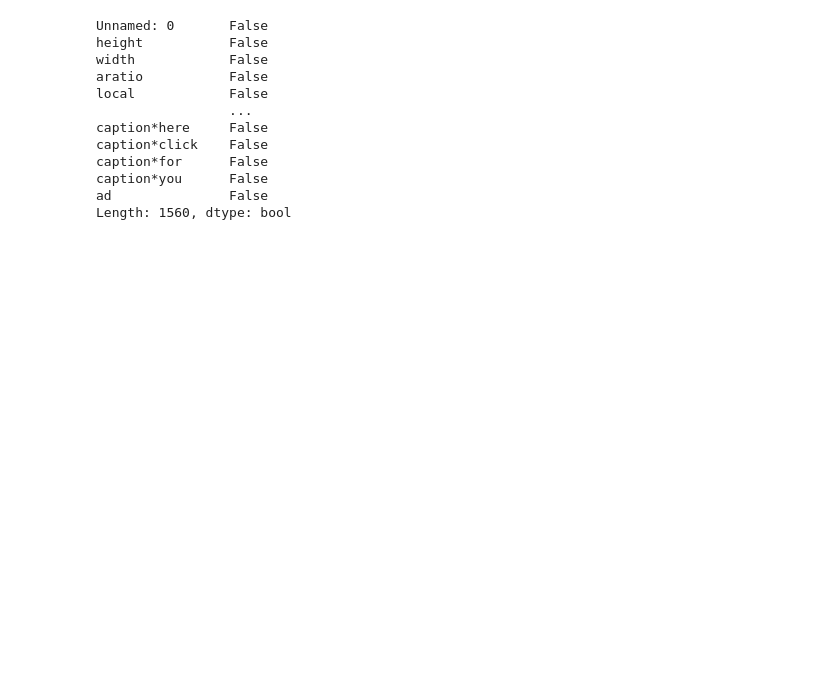
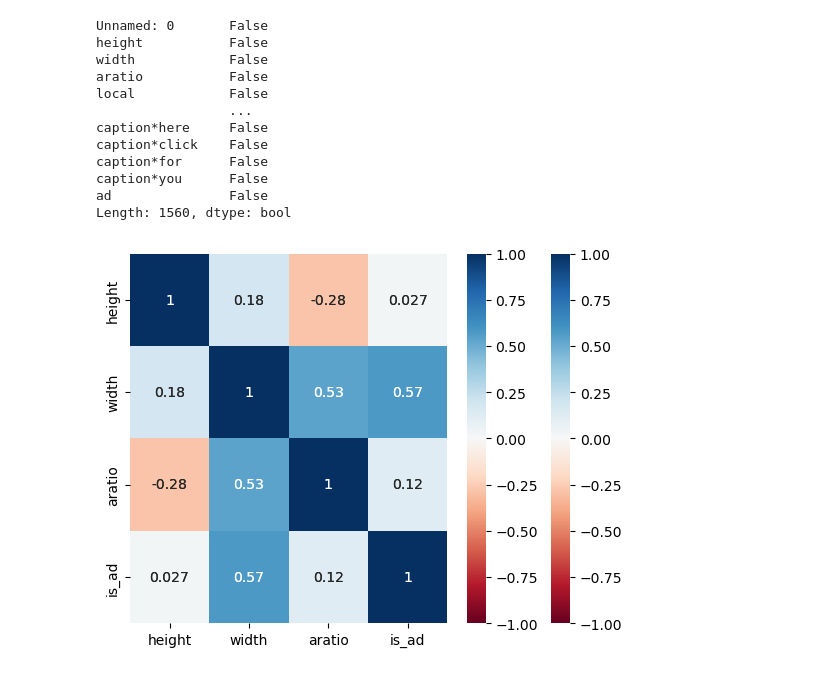
Before and after one commit to SydneyMW/171Project, a Jupyter notebook: data_exploration.ipynb, the cells around one changed output. Saved outputs shown, nothing was run; the diff lists cells and outputs as text; code cells hidden in the pictures; blank space fills up the shorter version.

Commit message:
Add files via upload
- Created function to tidy up dataset dataframe, removing invalid entries
- Generated a heatmap to observe correlations between ads and their heights, widths, etc

```diff
--- a/data_exploration.ipynb
+++ b/data_exploration.ipynb
@@ -5,5 +6,6 @@ import seaborn as sns
 # %%
-data = pd.read_csv("data.csv")
+# read csv, removing initial spaces in entries ('  x' becomes 'x')
+data = pd.read_csv("data.csv",skipinitialspace = True)
 data.head()
 # %% [output]
 |  | Unnamed: 0 | height | width | aratio | local | url*images+buttons | url*likesbooks.com | ... |
@@ -36,9 +35,27 @@ width = data.width[data.width != '   ?']
-# %%
-df = data
-df = df[df.height != '   ?']
-df = df[df.width != '   ?']
-df = df[df.local != '   ?']
-df = df[df.local != '?']
+# %%
+#df = data
+#df = df[df.height != '   ?']
+#df = df[df.width != '   ?']
+#df = df[df.local != '   ?']
+#df = df[df.local != '?']
+
+def dropMissingToken(dataframe, missingToken, cols):
+    '''
+    Returns a dataframe that drops all instances of missingToken from columns cols in dataframe
+    '''
+    df = dataframe
+    df.dropna()
+
+    # strip whitespaces from each entry, then drop missingToken from column
+    for col in cols:
+        df[col].str.strip()
+        df = df[df[col] != missingToken]
+
+    return df
+# %%
+# drop all ? entries from height, width, local columns
+cols = ['height','width','local','aratio']
+df = dropMissingToken(data, '?', cols)
 # %%
 df.ad.unique()
 # %% [output]
@@ -93,3 +105,11 @@ caption*for      False
 caption*you      False
 ad               False
 Length: 1560, dtype: bool
+# %%
+heatmap_df = df[['height','width','aratio','is_ad']]
+
+corr = heatmap_df.corr()
+sns.heatmap(corr, cmap='RdBu', vmin=-1, vmax=1, annot=True)
+plt.show()
+# %% [output]
+[figure, added]
```
Also changed, not shown: parts of 3 cells of this notebook.
